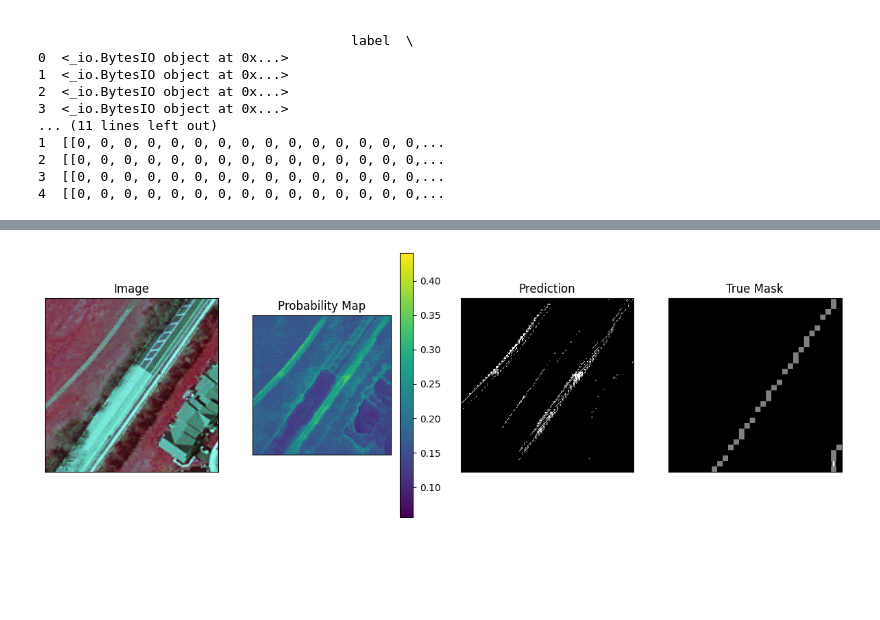
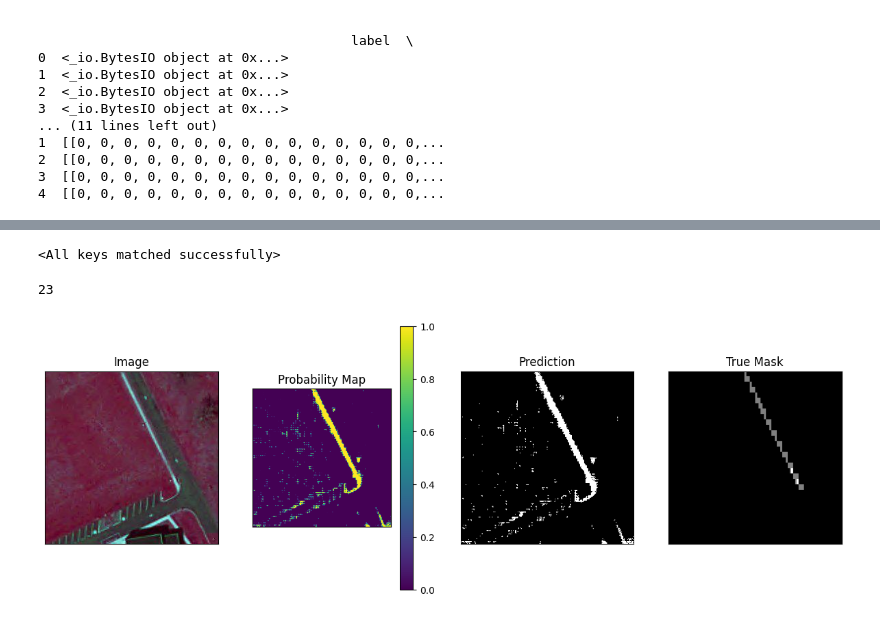
Before and after one commit to pengwingokla/MetaAI-segment-anything-model, a Jupyter notebook: finalproj-segment-anything-model/notebooks/stream.ipynb, the cells around one changed output, grey strips where cells are left out. Cells and saved outputs as stored; diff of their text form; code cells hidden in the pictures; blank space fills up the shorter version.

```diff
--- a/finalproj-segment-anything-model/notebooks/stream.ipynb
+++ b/finalproj-segment-anything-model/notebooks/stream.ipynb
@@ -16,6 +18,7 @@ from patchify import patchify
 ## Checkpoint
 # %%
 from datasets import load_dataset
-train = load_dataset("back2classroom/sidewalks", split='train', streaming=True)
-print(next(iter(train)))
+train = load_dataset("back2classroom/sidewalks", split='train', streaming=False)
+val   = load_dataset("back2classroom/sidewalks", split='val', streaming=False)
+train, val
 # %% [output]
@@ -420,5 +578,5 @@ Number of Iteration: 1410
 # %%
-MODEL_FILE = "model_checkpoint_2.pth"
+MODEL_FILE = "model_checkpoint_3.pth"
 # %%
 # Save the model's state dictionary to a file
 torch.save(model.state_dict(), MODEL_FILE)
@@ -645,57 +841,71 @@ print(new)
+# %%
+MODEL_FILE = "model_checkpoint_3.pth"
+# %%
+from transformers import SamModel, SamConfig, SamProcessor
+import torch
+
+# Load the model configuration
+model_config = SamConfig.from_pretrained("facebook/sam-vit-base")
+processor = SamProcessor.from_pretrained("facebook/sam-vit-base")
+
+# Create an instance of the model architecture with the loaded configuration
+new_model = SamModel(config=model_config)
+#Update the model by loading the weights from saved file.
+new_model.load_state_dict(torch.load(MODEL_FILE))
+# %% [output]
+<All keys matched successfully>
 # %%
-idx = random.randint(0, len(dataset_val))
+idx = 23 # random.randint(0, len(dataset_val)) #258
+print(idx)
 new_image = np.array(dataset_val[idx]["image"])
 new_label = np.array(dataset_val[idx]["label"])
 
-#First try without providing any prompt (no bounding box or input_points)
-#inputs = processor(single_patch, return_tensors="pt")
-#Now try with bounding boxes. Remember to uncomment.
 inputs = processor(new_image, return_tensors="pt")
 
 # Move the input tensor to the GPU if it's not already there
 inputs = {k: v.to(device) for k, v in inputs.items()}
-model.eval()
-
+new_model.eval()
 
 # forward pass
 with torch.no_grad():
   outputs = model(**inputs, multimask_output=False)
 
 # apply sigmoid
-single_patch_prob = torch.sigmoid(outputs.pred_masks.squeeze(1))
+pred_prob = torch.sigmoid(outputs.pred_masks.squeeze(1))
 # convert soft mask to hard mask
-PROBABILITY_THRES = 0.3
-single_patch_prob = single_patch_prob.cpu().numpy().squeeze()
-single_patch_prediction = (single_patch_prob > PROBABILITY_THRES).astype(np.uint8)
+PROBABILITY_THRES = 0.96
+pred_prob = pred_prob.cpu().numpy().squeeze()
+pred_prediction = (pred_prob > PROBABILITY_THRES).astype(np.uint8)
 
 
 fig, axes = plt.subplots(1, 4, figsize=(15, 5))
 
 # Plot the first image on the left
 axes[0].imshow(new_image, cmap='gray')  # Assuming the first image is grayscale
 axes[0].set_title("Image")
 
 # Plot the second image
-im = axes[1].imshow(single_patch_prob)  # Assuming the second image is grayscale
+im = axes[1].imshow(pred_prob)  # Assuming the second image is grayscale
 axes[1].set_title("Probability Map")
 cbar = fig.colorbar(im, ax=axes[1])
 
 # Plot the third image
-axes[2].imshow(single_patch_prediction, cmap='gray')  # Assuming the second image is grayscale
+axes[2].imshow(pred_prediction, cmap='gray')  # Assuming the second image is grayscale
 axes[2].set_title("Prediction")
 
 # Plot the fourth image
 axes[3].imshow(new_label, cmap='gray')
 axes[3].set_title("True Mask")
 
 # Hide axis ticks and labels
 for ax in axes:
     ax.set_xticks([])
     ax.set_yticks([])
     ax.set_xticklabels([])
     ax.set_yticklabels([])
 
 # Display the images side by side
 plt.show()
 # %% [output]
+23
-[figure, old version]
+[figure, new version]
```
Also changed, not shown: parts of 39 cells of this notebook.
